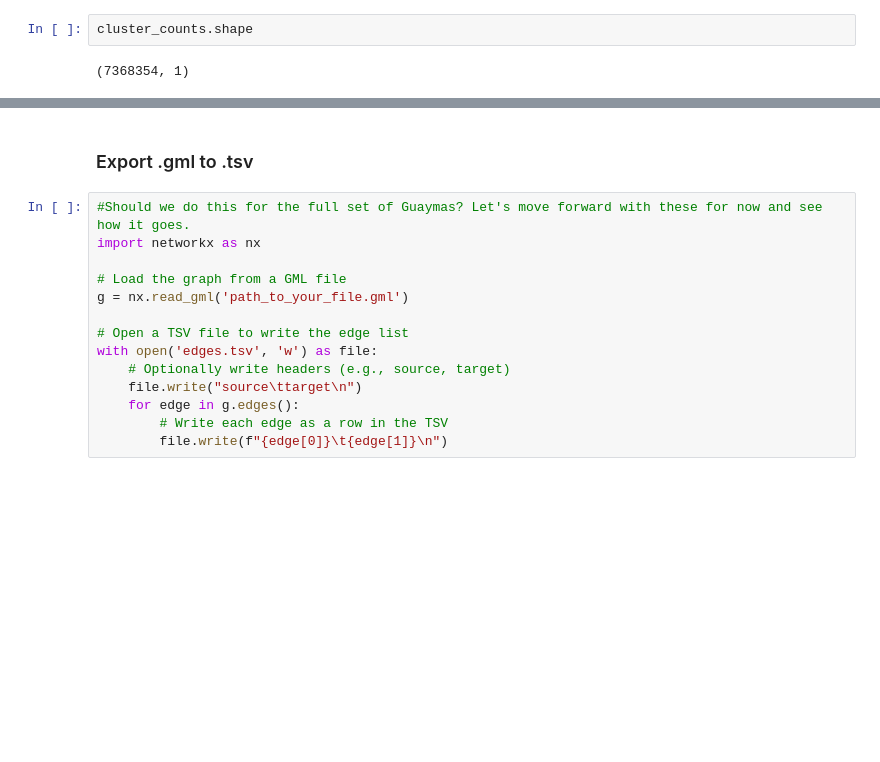
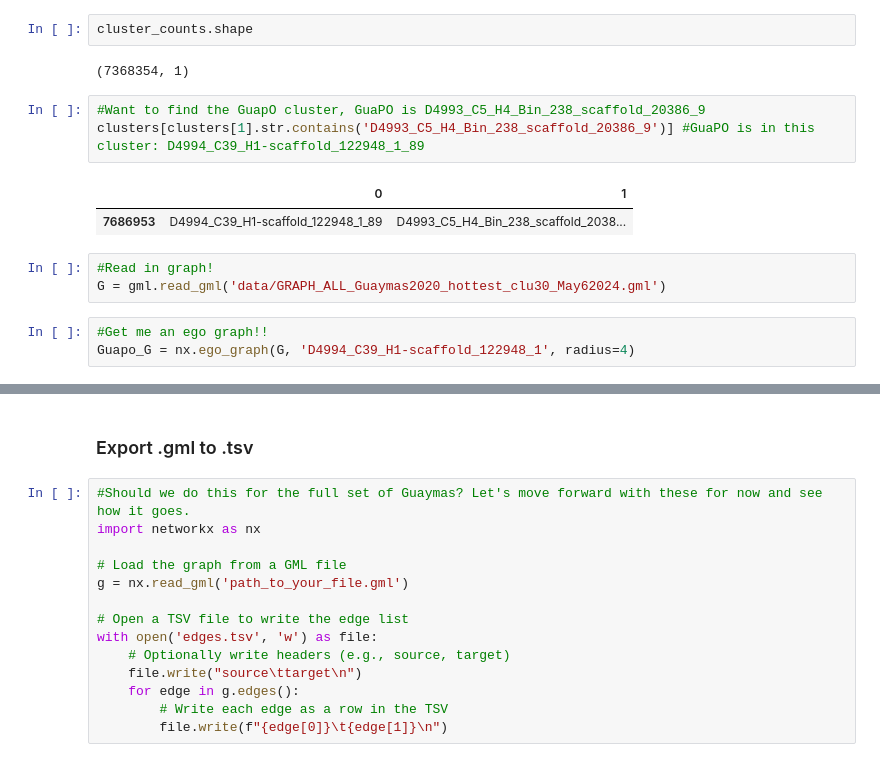
Before and after one commit to darylrbarth/operon-graph, a Jupyter notebook: graph_viewer.ipynb, the cells around one changed output, grey strips where cells are left out. Cells and saved outputs as stored; diff of their text form; blank space fills up the shorter version.

Commit message:
Added new data input format

```diff
--- a/graph_viewer.ipynb
+++ b/graph_viewer.ipynb
@@ -92,3 +100,15 @@ plt.savefig('data/Guaymas2020_30mmseqs_clusters_histogram_05012024.png')
 cluster_counts.shape
 # %% [output]
 (7368354, 1)
+# %%
+#Want to find the GuapO cluster, GuaPO is D4993_C5_H4_Bin_238_scaffold_20386_9
+clusters[clusters[1].str.contains('D4993_C5_H4_Bin_238_scaffold_20386_9')] #GuaPO is in this cluster: D4994_C39_H1-scaffold_122948_1_89
+# %% [output]
+|  | 0 | 1 |
+| 7686953 | D4994_C39_H1-scaffold_122948_1_89 | D4993_C5_H4_Bin_238_scaffold_2038... |
+# %%
+#Read in graph!
+G = gml.read_gml('data/GRAPH_ALL_Guaymas2020_hottest_clu30_May62024.gml')
+# %%
+#Get me an ego graph!!
+Guapo_G = nx.ego_graph(G, 'D4994_C39_H1-scaffold_122948_1', radius=4)
```
Also changed, not shown: parts of 3 cells of this notebook, 4 other files.
